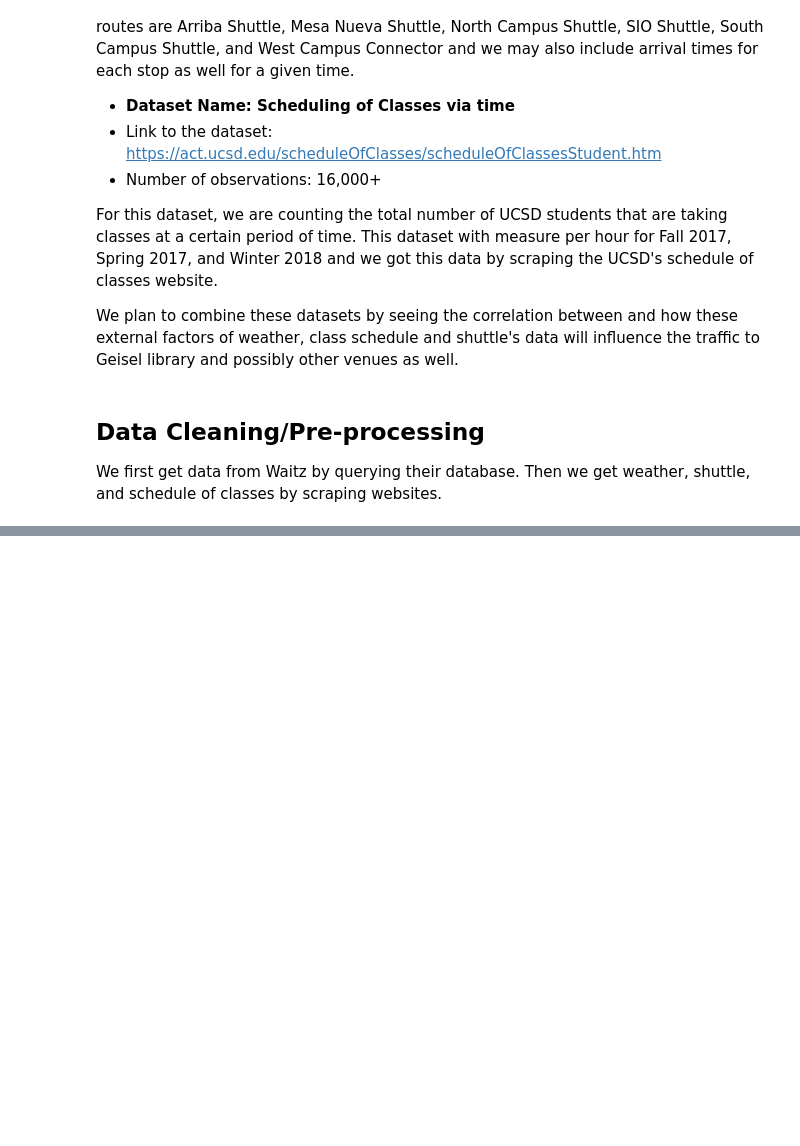
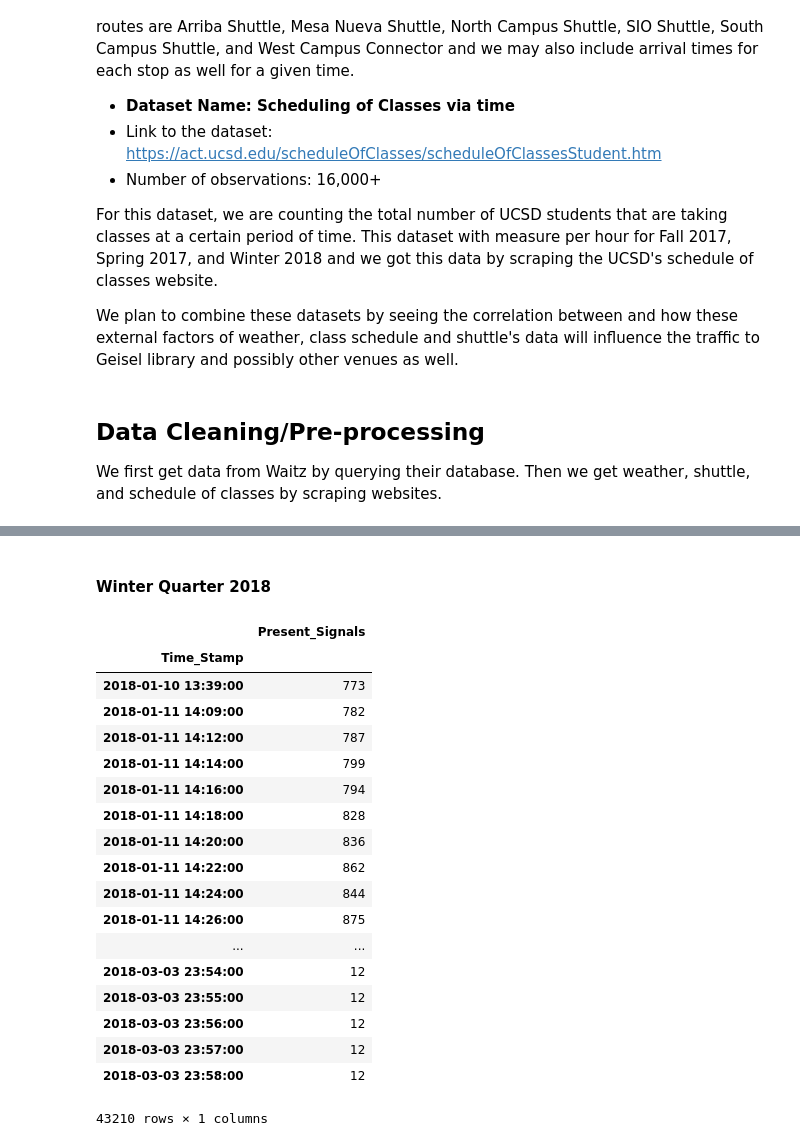
Before and after one commit to kelvinluime/Pr_059, a Jupyter notebook: FinalProject.ipynb, the cells around one changed output, grey strips where cells are left out. Drawn from its saved outputs; the diff is of its cells as text; code cells hidden in the pictures; blank space fills up the shorter version.

```diff
--- a/FinalProject.ipynb
+++ b/FinalProject.ipynb
@@ -245,0 +272,27 @@ def get_geisel_df(earliest, latest, table_selection, quarter):
+# %% [markdown]
+#### Winter Quarter 2018
+# %%
+earliest = datetime.datetime(2018, 1, 10)
+latest = datetime.datetime(2018, 3, 3)
+df_geisel_winter = get_geisel_df(earliest, latest, "hubplacement-section-dump", "Winter2018")
+df_geisel_winter
+# %% [output]
+|  | Present_Signals |
+| Time_Stamp |  |
+| 2018-01-10 13:39:00 | 773 |
+| 2018-01-11 14:09:00 | 782 |
+| 2018-01-11 14:12:00 | 787 |
+| 2018-01-11 14:14:00 | 799 |
+| 2018-01-11 14:16:00 | 794 |
+| 2018-01-11 14:18:00 | 828 |
+| 2018-01-11 14:20:00 | 836 |
+| 2018-01-11 14:22:00 | 862 |
+| 2018-01-11 14:24:00 | 844 |
+| 2018-01-11 14:26:00 | 875 |
+| ... | ... |
+| 2018-03-03 23:54:00 | 12 |
+| 2018-03-03 23:55:00 | 12 |
+| 2018-03-03 23:56:00 | 12 |
+| 2018-03-03 23:57:00 | 12 |
+| 2018-03-03 23:58:00 | 12 |
+43210 rows × 1 columns
```
Also changed, not shown: parts of 10 cells of this notebook, 11 other files.
